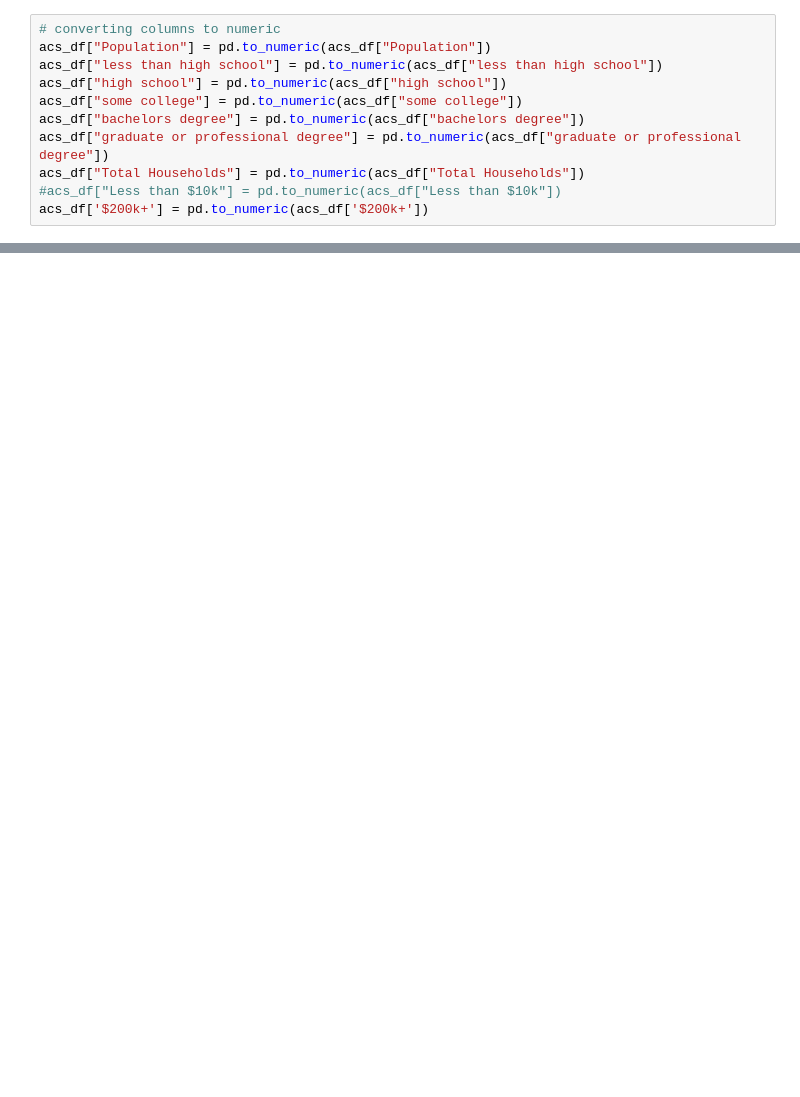
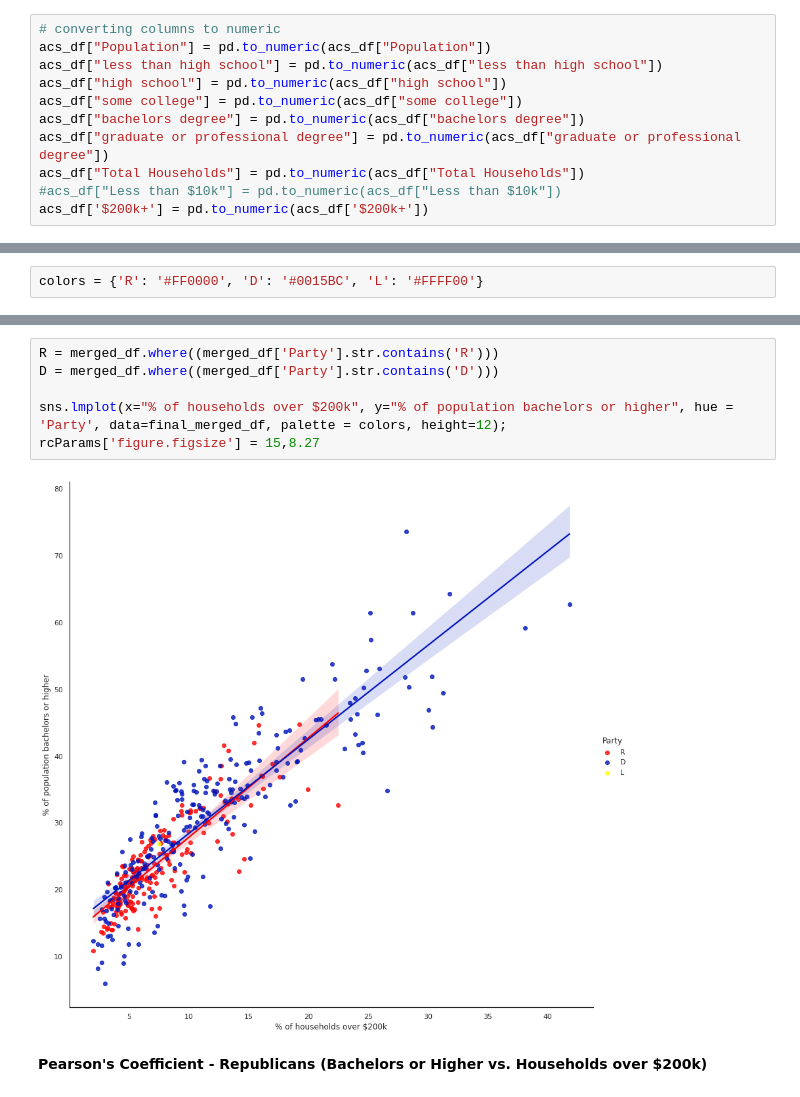
Before and after one commit to imshivs/congressional-analysis, a Jupyter notebook: Congressional_Analytics.ipynb, the cells around one changed output, grey strips where cells are left out. Saved outputs shown, nothing was run; the diff lists cells and outputs as text; blank space fills up the shorter version.

```diff
--- a/Congressional_Analytics.ipynb
+++ b/Congressional_Analytics.ipynb
@@ -206,0 +115,2 @@ Education seems to be correlated with income and it also seems to have some rela
+# %%
+colors = {'R': '#FF0000', 'D': '#0015BC', 'L': '#FFFF00'}
@@ -206,0 +177,10 @@ Education seems to be correlated with income and it also seems to have some rela
+# %%
+R = merged_df.where((merged_df['Party'].str.contains('R')))
+D = merged_df.where((merged_df['Party'].str.contains('D')))
+
+sns.lmplot(x="% of households over $200k", y="% of population bachelors or higher", hue = 'Party', data=final_merged_df, palette = colors, height=12);
+rcParams['figure.figsize'] = 15,8.27
+# %% [output]
+[figure, added]
+# %% [markdown]
+**Pearson's Coefficient - Republicans (Bachelors or Higher vs. Households over $200k)**
```
Also changed, not shown: parts of 56 cells of this notebook.
